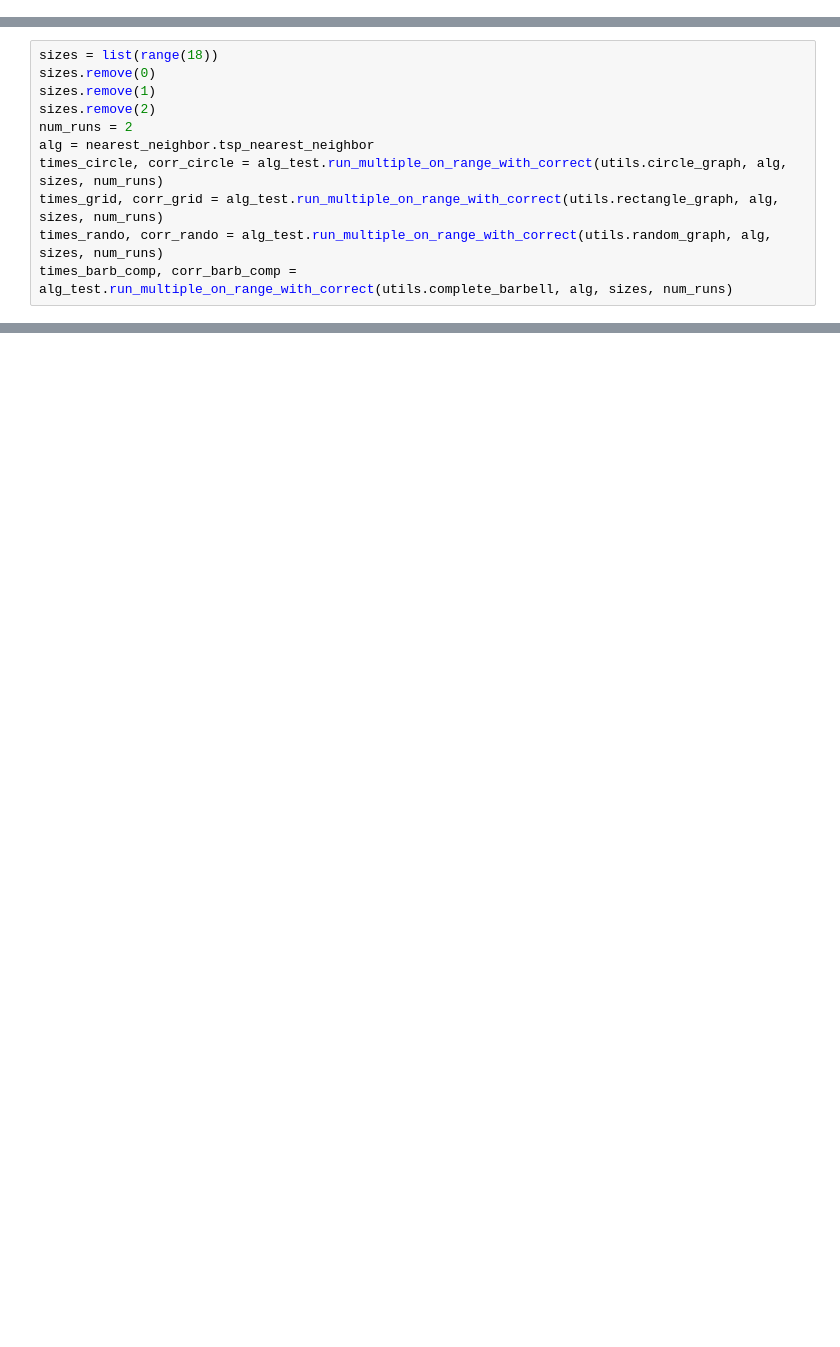
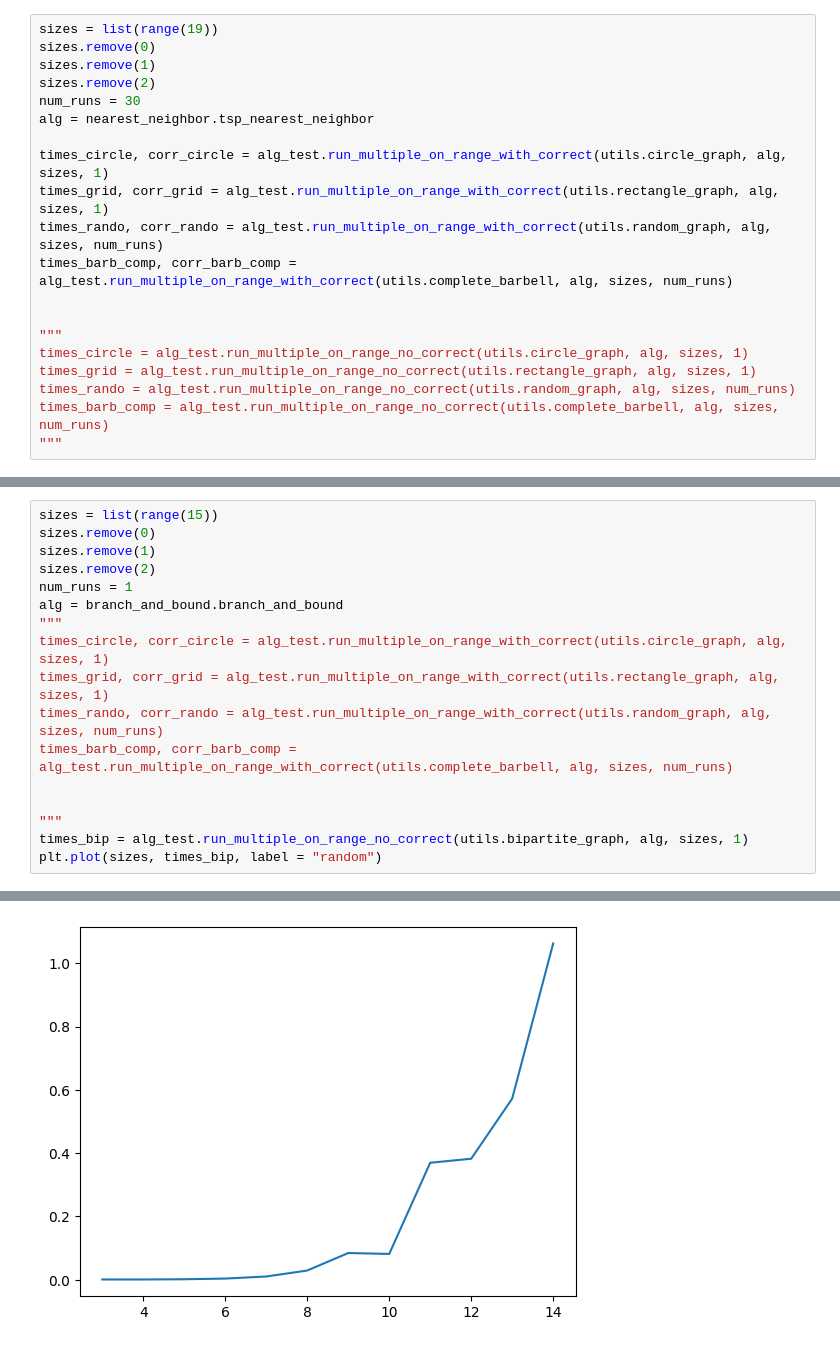
Before and after one commit to olincollege/directed-salesman, a Jupyter notebook: making_graphs.ipynb, the cells around one changed output, grey strips where cells are left out. Saved outputs shown, nothing was run; the diff lists cells and outputs as text; blank space fills up the shorter version.

Commit message:
making graphs

```diff
--- a/making_graphs.ipynb
+++ b/making_graphs.ipynb
@@ -12,0 +14,20 @@ import nearest_neighbor
+# %%
+sizes = list(range(19))
+sizes.remove(0)
+sizes.remove(1)
+sizes.remove(2)
+num_runs = 30
+alg = nearest_neighbor.tsp_nearest_neighbor
+
+times_circle, corr_circle = alg_test.run_multiple_on_range_with_correct(utils.circle_graph, alg, sizes, 1)
+times_grid, corr_grid = alg_test.run_multiple_on_range_with_correct(utils.rectangle_graph, alg, sizes, 1)
+times_rando, corr_rando = alg_test.run_multiple_on_range_with_correct(utils.random_graph, alg, sizes, num_runs)
+times_barb_comp, corr_barb_comp = alg_test.run_multiple_on_range_with_correct(utils.complete_barbell, alg, sizes, num_runs)
+
+
+"""
+times_circle = alg_test.run_multiple_on_range_no_correct(utils.circle_graph, alg, sizes, 1)
+times_grid = alg_test.run_multiple_on_range_no_correct(utils.rectangle_graph, alg, sizes, 1)
+times_rando = alg_test.run_multiple_on_range_no_correct(utils.random_graph, alg, sizes, num_runs)
+times_barb_comp = alg_test.run_multiple_on_range_no_correct(utils.complete_barbell, alg, sizes, num_runs)
+"""
@@ -13,11 +74,18 @@ import nearest_neighbor
 # %%
-sizes = list(range(18))
+sizes = list(range(15))
 sizes.remove(0)
 sizes.remove(1)
 sizes.remove(2)
-num_runs = 2
-alg = nearest_neighbor.tsp_nearest_neighbor
-times_circle, corr_circle = alg_test.run_multiple_on_range_with_correct(utils.circle_graph, alg, sizes, num_runs)
-times_grid, corr_grid = alg_test.run_multiple_on_range_with_correct(utils.rectangle_graph, alg, sizes, num_runs)
+num_runs = 1
+alg = branch_and_bound.branch_and_bound
+"""
+times_circle, corr_circle = alg_test.run_multiple_on_range_with_correct(utils.circle_graph, alg, sizes, 1)
+times_grid, corr_grid = alg_test.run_multiple_on_range_with_correct(utils.rectangle_graph, alg, sizes, 1)
 times_rando, corr_rando = alg_test.run_multiple_on_range_with_correct(utils.random_graph, alg, sizes, num_runs)
 times_barb_comp, corr_barb_comp = alg_test.run_multiple_on_range_with_correct(utils.complete_barbell, alg, sizes, num_runs)
+
+
+"""
+times_bip = alg_test.run_multiple_on_range_no_correct(utils.bipartite_graph, alg, sizes, 1)
+plt.plot(sizes, times_bip, label = "random")
+# %% [output]
@@ -23,0 +93 @@ times_barb_comp, corr_barb_comp = alg_test.run_multiple_on_range_with_correct(ut
+[figure, added]
```
Also changed, not shown: parts of 11 cells of this notebook.
